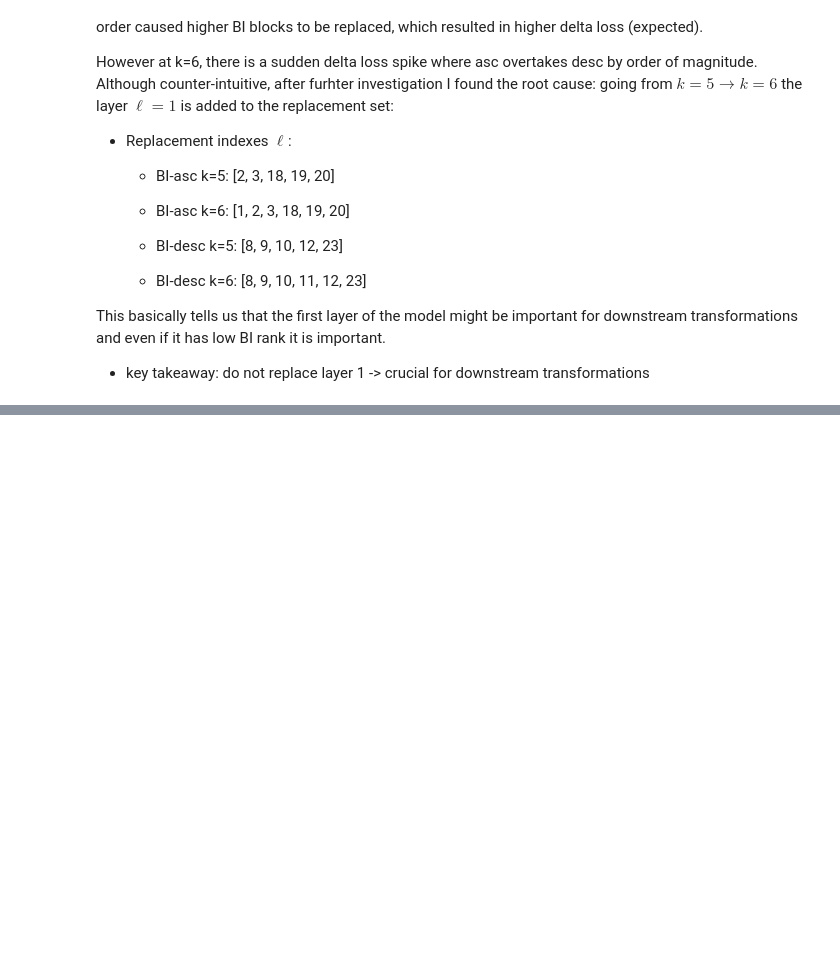
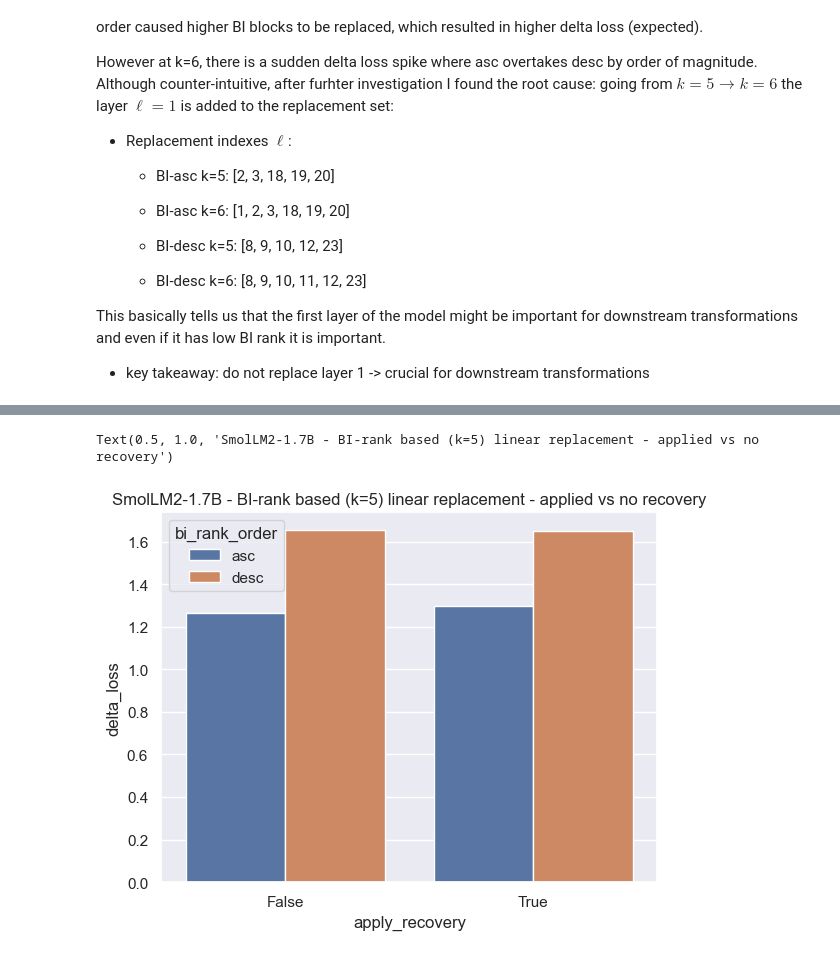
Before and after one commit to Sammuel21/diploma-thesis-block-replacement, a Jupyter notebook: notebooks/mvp/analysis.ipynb, the cells around one changed output, grey strips where cells are left out. Cells and saved outputs as stored; diff of their text form; code cells hidden in the pictures; blank space fills up the shorter version.

```diff
--- a/notebooks/mvp/analysis.ipynb
+++ b/notebooks/mvp/analysis.ipynb
@@ -367,0 +427,8 @@ The following analyses cover the results from significantly higher compute budge
+# %%
+subset_df = run_df.query('selection_strategy == "top_k_bi"')
+
+sns.barplot(subset_df, x='apply_recovery', y='delta_loss', hue='bi_rank_order')
+plt.title('SmolLM2-1.7B - BI-rank based (k=5) linear replacement - applied vs no recovery')
+# %% [output]
+Text(0.5, 1.0, 'SmolLM2-1.7B - BI-rank based (k=5) linear replacement - applied vs no recovery')
+[figure, added]
```
Also changed, not shown: parts of 21 cells of this notebook, 4 other files.
